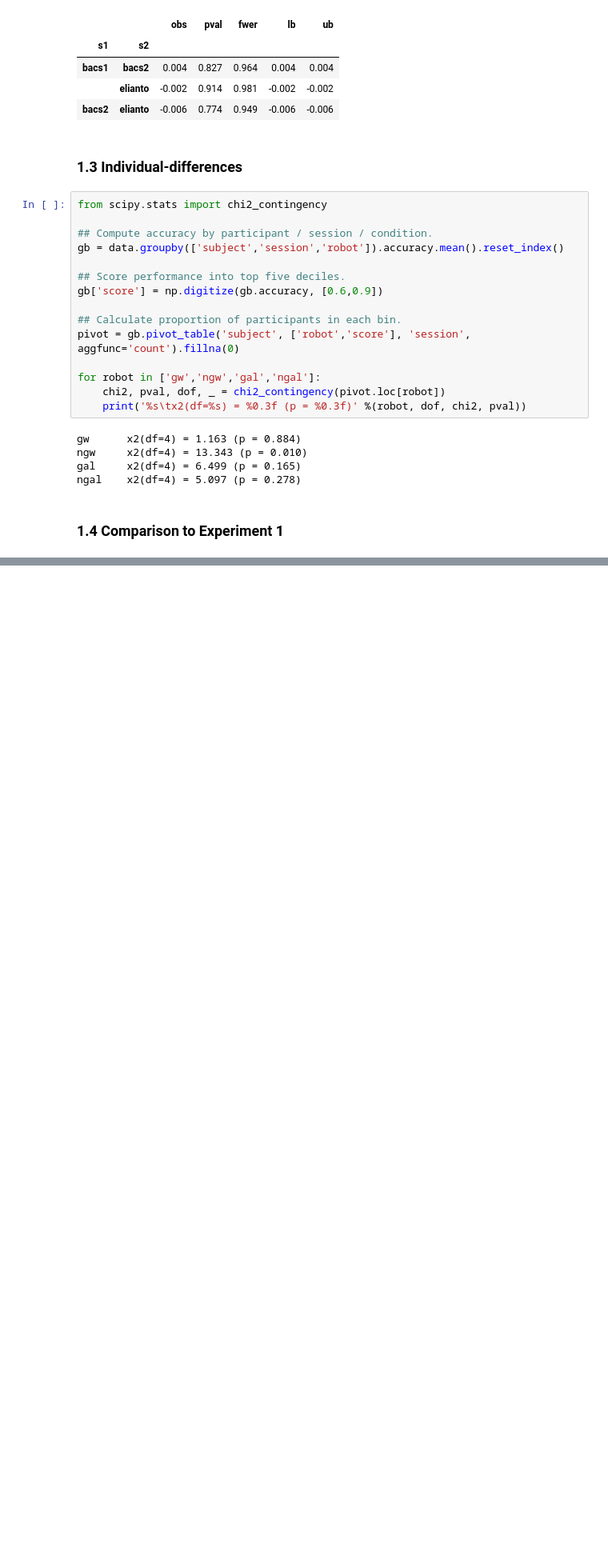
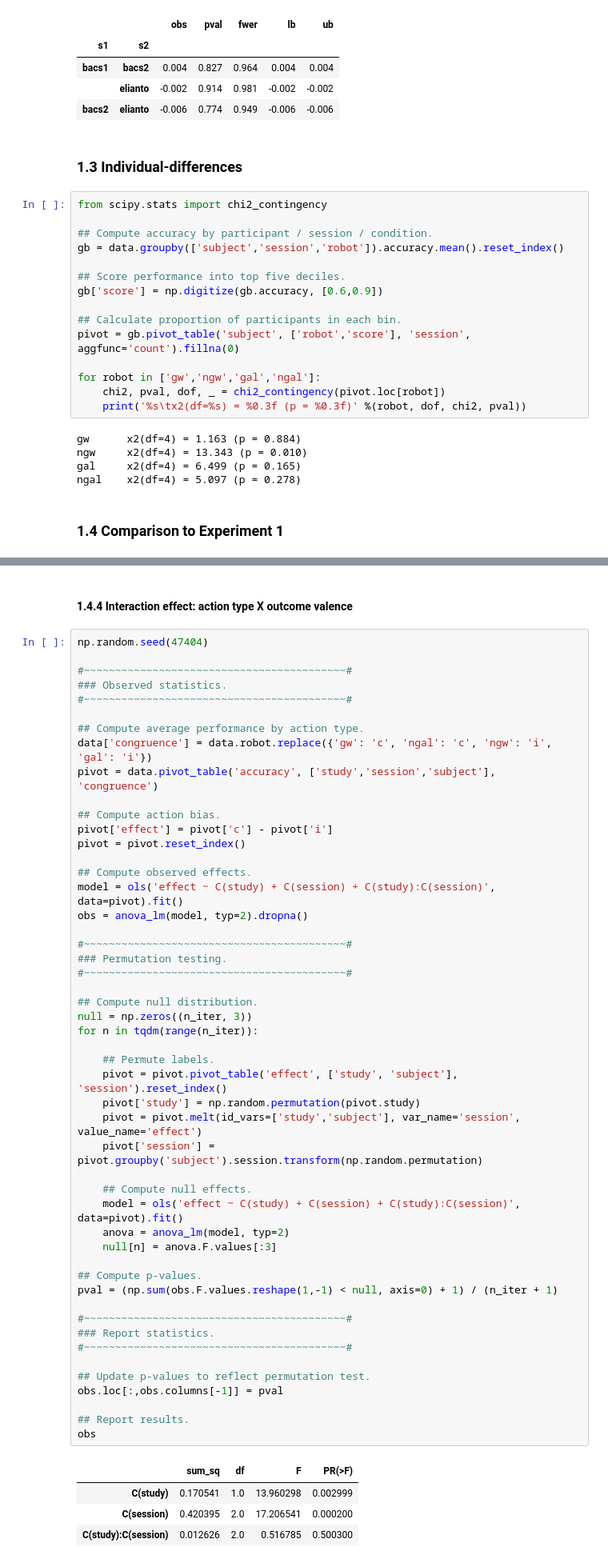
Before and after one commit to nivlab/RobotFactory, a Jupyter notebook: study02/02_Descriptive.ipynb, the cells around one changed output, grey strips where cells are left out. Shown at 80% size. Saved outputs shown, nothing was run; the diff lists cells and outputs as text; blank space fills up the shorter version.

```diff
--- a/study02/02_Descriptive.ipynb
+++ b/study02/02_Descriptive.ipynb
@@ -1404,0 +1054,57 @@ mean = 0.026 (p = 0.094)
+# %% [markdown]
+#### 1.4.4 Interaction effect: action type X outcome valence
+# %%
+np.random.seed(47404)
+
+#~~~~~~~~~~~~~~~~~~~~~~~~~~~~~~~~~~~~~~~~~~#
+### Observed statistics.
+#~~~~~~~~~~~~~~~~~~~~~~~~~~~~~~~~~~~~~~~~~~#
+
+## Compute average performance by action type.
+data['congruence'] = data.robot.replace({'gw': 'c', 'ngal': 'c', 'ngw': 'i', 'gal': 'i'})
+pivot = data.pivot_table('accuracy', ['study','session','subject'], 'congruence')
+
+## Compute action bias.
+pivot['effect'] = pivot['c'] - pivot['i']
+pivot = pivot.reset_index()
+
+## Compute observed effects.
+model = ols('effect ~ C(study) + C(session) + C(study):C(session)', data=pivot).fit()
+obs = anova_lm(model, typ=2).dropna()
+
+#~~~~~~~~~~~~~~~~~~~~~~~~~~~~~~~~~~~~~~~~~~#
+### Permutation testing.
+#~~~~~~~~~~~~~~~~~~~~~~~~~~~~~~~~~~~~~~~~~~#
+
+## Compute null distribution.
+null = np.zeros((n_iter, 3))
+for n in tqdm(range(n_iter)):
+
+    ## Permute labels.
+    pivot = pivot.pivot_table('effect', ['study', 'subject'], 'session').reset_index()
+    pivot['study'] = np.random.permutation(pivot.study)
+    pivot = pivot.melt(id_vars=['study','subject'], var_name='session', value_name='effect')
+    pivot['session'] = pivot.groupby('subject').session.transform(np.random.permutation)
+
+    ## Compute null effects.
+    model = ols('effect ~ C(study) + C(session) + C(study):C(session)', data=pivot).fit()
+    anova = anova_lm(model, typ=2)
+    null[n] = anova.F.values[:3]
+
+## Compute p-values.
+pval = (np.sum(obs.F.values.reshape(1,-1) < null, axis=0) + 1) / (n_iter + 1)
+
+#~~~~~~~~~~~~~~~~~~~~~~~~~~~~~~~~~~~~~~~~~~#
+### Report statistics.
+#~~~~~~~~~~~~~~~~~~~~~~~~~~~~~~~~~~~~~~~~~~#
+
+## Update p-values to reflect permutation test.
+obs.loc[:,obs.columns[-1]] = pval
+
+## Report results.
+obs
+# %% [output]
+|  | sum_sq | df | F | PR(>F) |
+| C(study) | 0.170541 | 1.0 | 13.960298 | 0.002999 |
+| C(session) | 0.420395 | 2.0 | 17.206541 | 0.000200 |
+| C(study):C(session) | 0.012626 | 2.0 | 0.516785 | 0.500300 |
```
Also changed, not shown: parts of 35 cells of this notebook.
